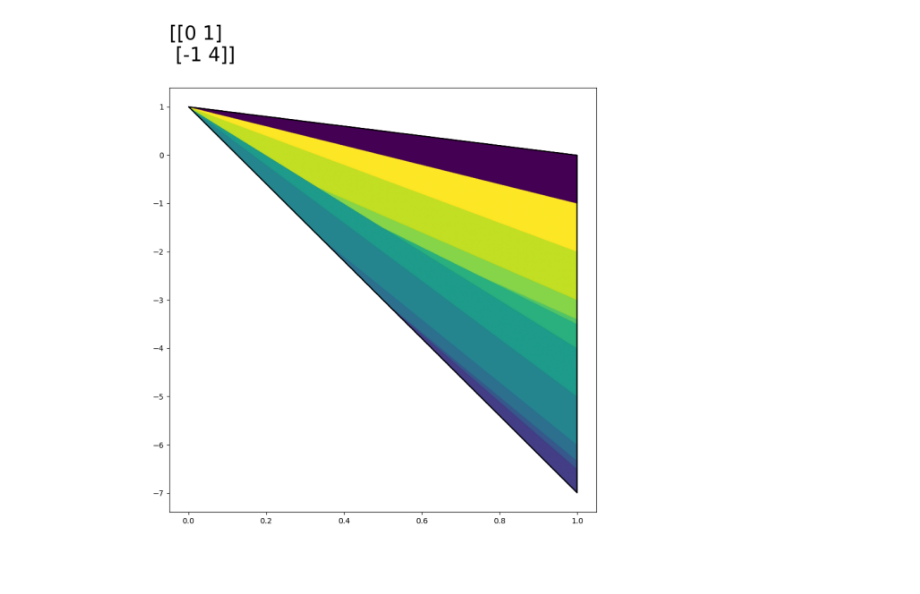
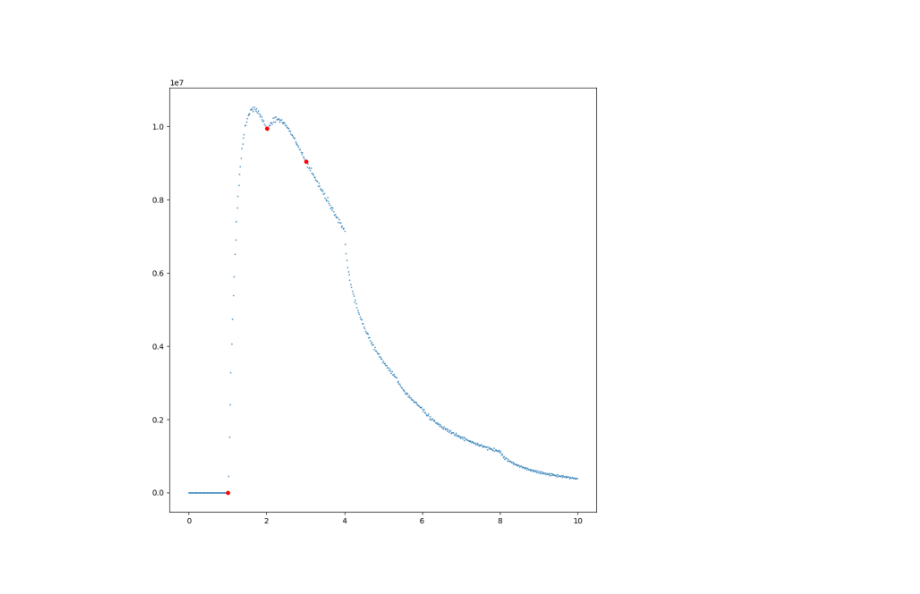
Before and after one commit to mlbeers/MXM, a Jupyter notebook: Poincare_Sections/Integrals.ipynb, the cells around one changed output. Cells and saved outputs as stored; diff of their text form; code cells hidden in the pictures.

```diff
--- a/Poincare_Sections/Integrals.ipynb
+++ b/Poincare_Sections/Integrals.ipynb
@@ -295,3 +193,5 @@ df = read_df(n_squares, index, j)
 
 with open(os.path.join("results", f"{n_squares} - {index}", f"secs - {j}.dill"), 'rb') as f:
     secs = dill.load(f)
+with open(os.path.join("results", f"{n_squares} - {index}", f"secs_integrals - {j}.dill"), 'rb') as f:
+    secs2 = dill.load(f)
@@ -302,17 +268,17 @@ perm.show()
 # %%
 import matplotlib.pyplot as plt
 import matplotlib.image as mpimg
 
 # Path to your saved PNG file
-image_path = os.path.join("results", f"{n_squares} - {index}", f"section - {j}.png")
+image_path = os.path.join("results", f"{n_squares} - {index}", f"pdf - {j}.png")
 
 # Load and display the image using Matplotlib
 img = mpimg.imread(image_path)
 
 plt.figure(figsize=(20, 16))  # Adjust the numbers to make the image bigger (width, height in inches)
 
 plt.imshow(img)
 plt.axis('off')  # Remove axes for cleaner display
 plt.show()
 # %% [output]
-[figure, old version]
+[figure, new version]
```
Also changed, not shown: parts of 17 cells of this notebook, 4 other files.
